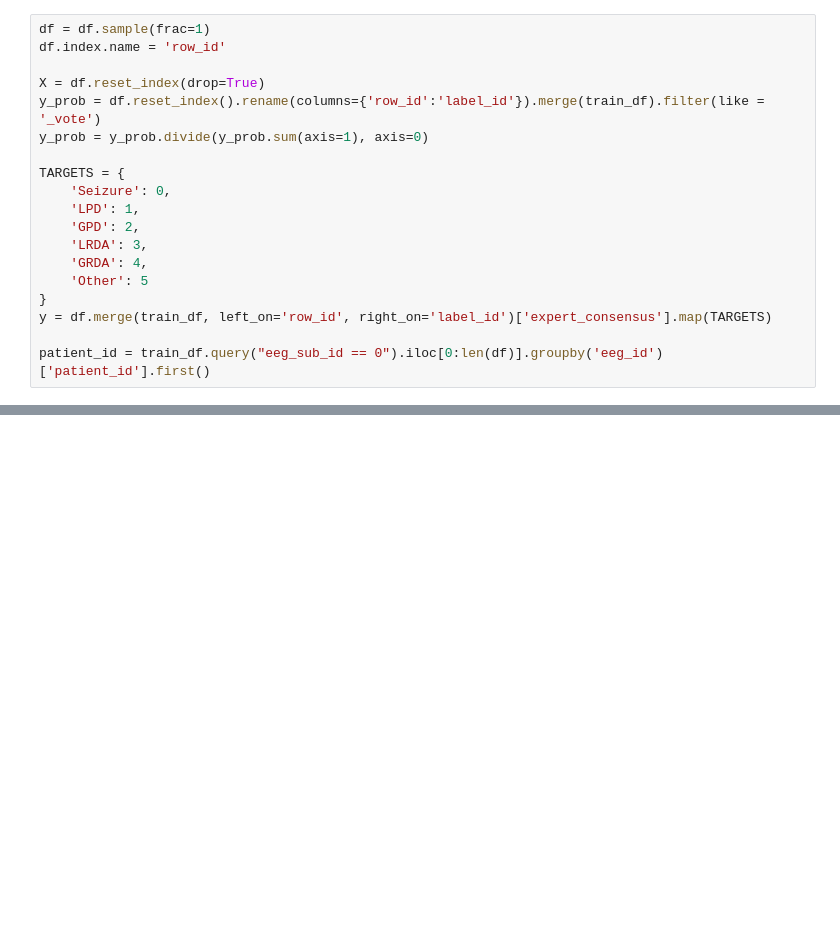
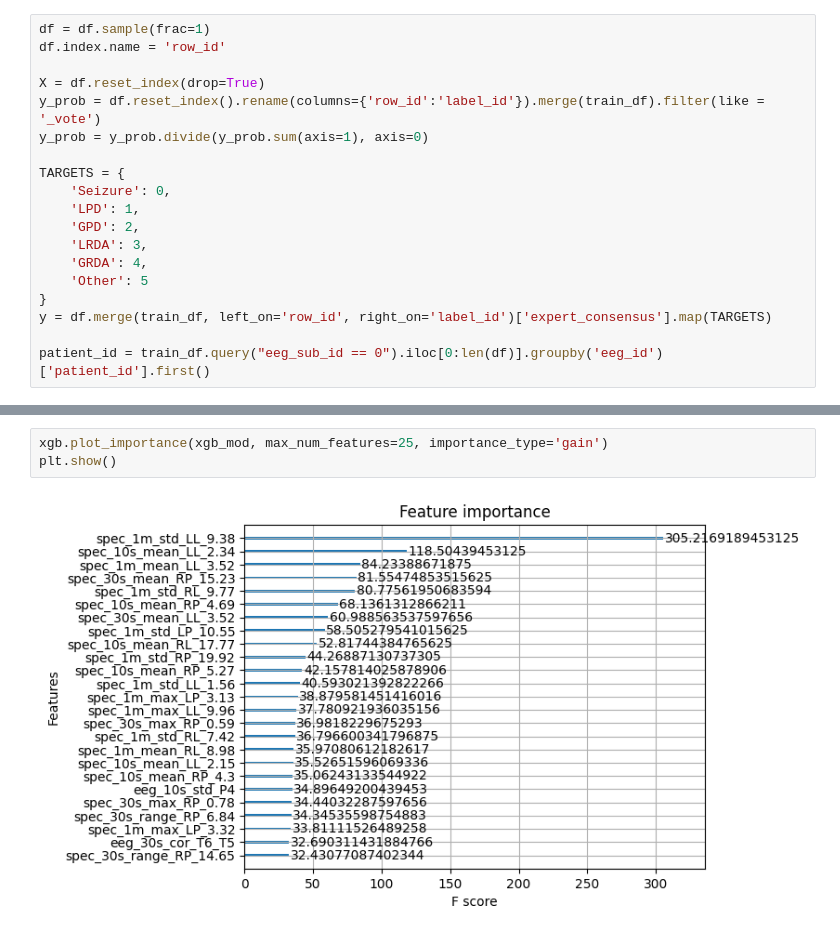
Before and after one commit to JacobSharples/HMS-Harmful-Brain-Activity-Classification-2024, a Jupyter notebook: correlation-of-spectrogram-data.ipynb, the cells around one changed output, grey strips where cells are left out. Cells and saved outputs as stored; diff of their text form; blank space fills up the shorter version.

```diff
--- a/correlation-of-spectrogram-data.ipynb
+++ b/correlation-of-spectrogram-data.ipynb
@@ -275,0 +338,5 @@ plt.show()
+# %%
+xgb.plot_importance(xgb_mod, max_num_features=25, importance_type='gain')
+plt.show()
+# %% [output]
+[figure, added]
```
Also changed, not shown: parts of 11 cells of this notebook.
